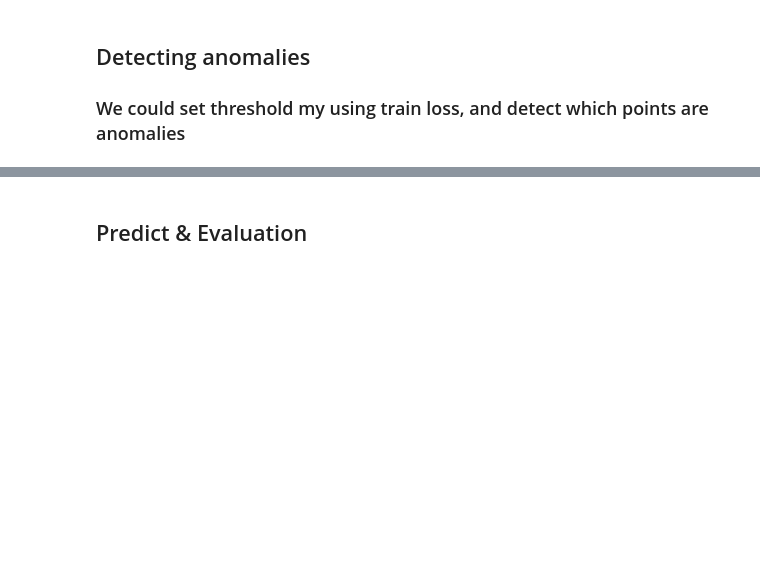
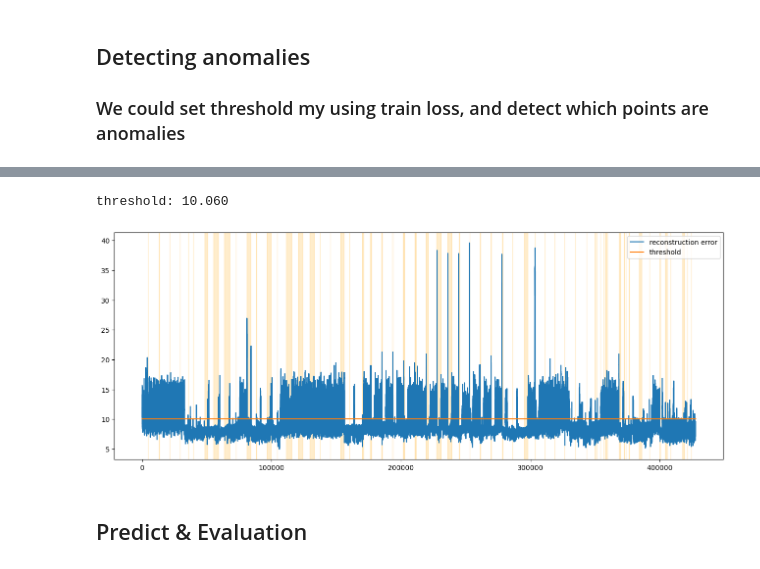
Before and after one commit to chlehdwon/Individual_Research_22Winter, a Jupyter notebook: TAD_LSTM_VAE_SMAP.ipynb, the cells around one changed output, grey strips where cells are left out. Saved outputs shown, nothing was run; the diff lists cells and outputs as text; code cells hidden in the pictures; blank space fills up the shorter version.

```diff
--- a/TAD_LSTM_VAE_SMAP.ipynb
+++ b/TAD_LSTM_VAE_SMAP.ipynb
@@ -292,33 +276,36 @@ NameError: name 'x_test_pred' is not defined
 # %%
 # Choose the lowest loss of the anomaly datas((# of anomalies)th) as threshold by using rank option
-threshold = thresholds["abs_max"]
+threshold = thresholds["abs_median"]
 print(f"threshold: {threshold:.3f}")
 
 fig = plt.figure(figsize=(16, 6))
 ax = fig.add_subplot(111)
 
 labels = df_test_label["label"].values.tolist()
 dates = df_test.index
 
 
 pd.DataFrame(np.sum(test_mae_loss, axis=1)).plot(ax=ax)
 pd.DataFrame([threshold] * len(df_test)).plot(ax=ax)
 ax.legend(["reconstruction error", "threshold"], loc="upper right")
 
 
 temp_start = dates[0]
 temp_date = dates[0]
 temp_label = labels[0]
 
 for xc, value in zip(dates, labels):
     if temp_label != value:
         if temp_label == True:
             ax.axvspan(temp_start, temp_date, alpha=0.2, color="orange")
         temp_start = xc
         temp_label = value
     temp_date = xc
 if temp_label == True:
     ax.axvspan(temp_start, xc, alpha=0.2, color="orange")
+# %% [output]
+threshold: 10.060
+[figure, added]
 # %% [markdown]
 ## Predict & Evaluation
 # %% [markdown]
```
Also changed, not shown: parts of 10 cells of this notebook, 10 other files.
